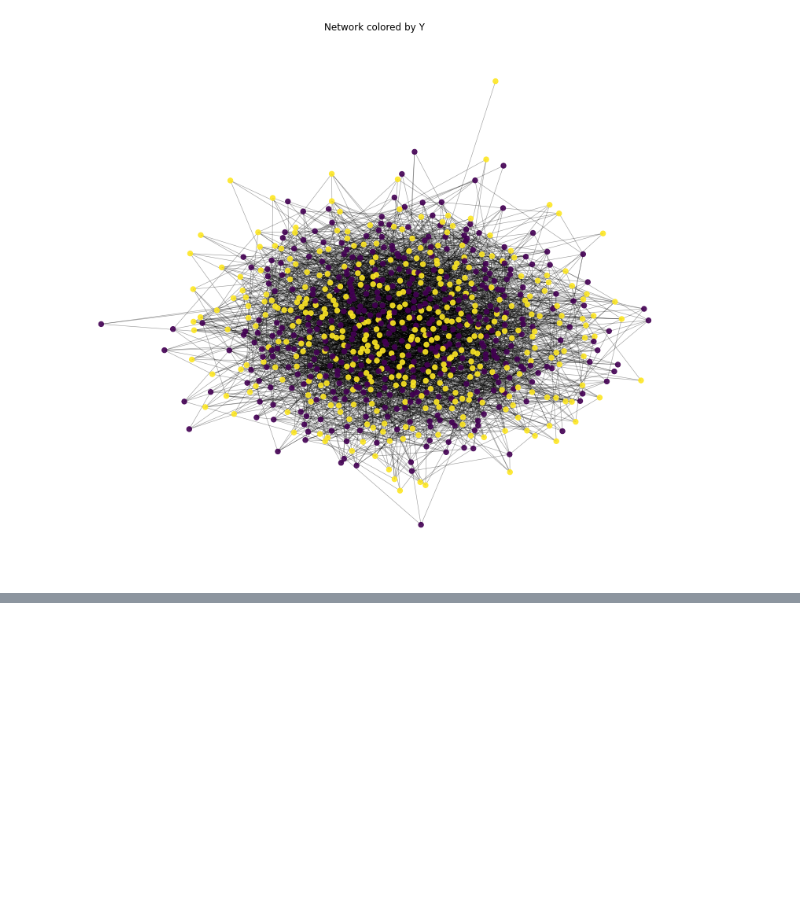
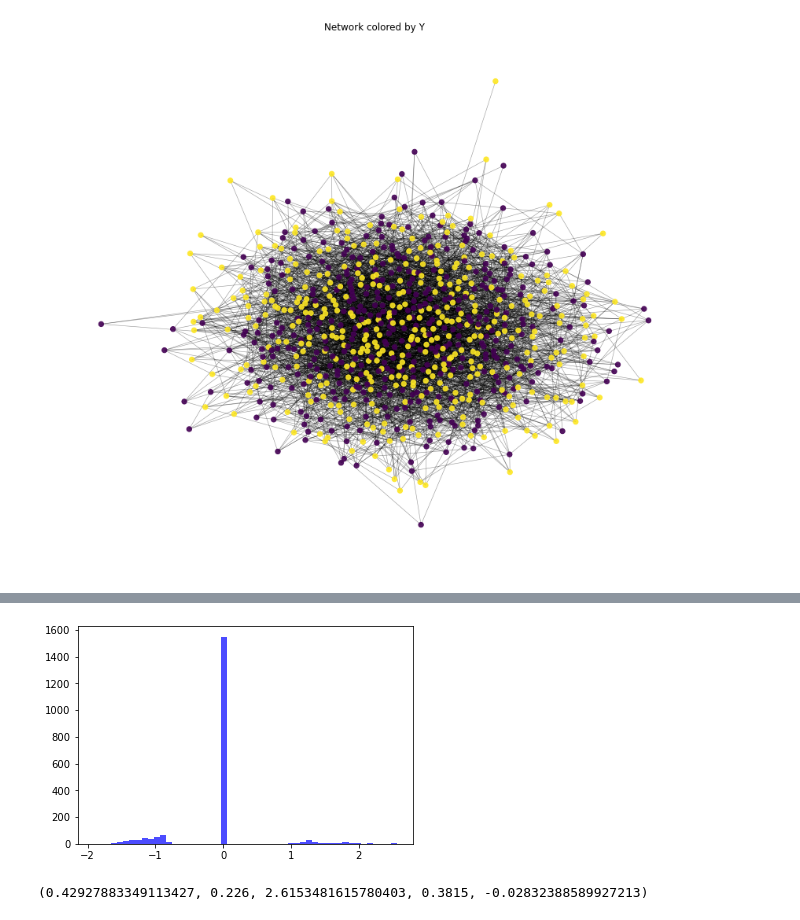
Before and after one commit to freshtaste/dr-chain-graph, a Jupyter notebook: old/test_dgp.ipynb, the cells around one changed output, grey strips where cells are left out. Cells and saved outputs as stored; diff of their text form; code cells hidden in the pictures; blank space fills up the shorter version.

```diff
--- a/test_dgp.ipynb
+++ b/old/test_dgp.ipynb
@@ -96,0 +453,8 @@ Y.mean()
+# %%
+_ = plt.hist(I[:,0] / pi_zero_vec[:, 0]*y_beta, bins=50, alpha=0.7, color='blue', label='y - beta_hat')
+# %% [output]
+[figure, added]
+# %%
+np.mean(beta_hat), np.mean(I), np.mean(1/pi_zero_vec), np.mean(Y), np.mean(I/ pi_zero_vec* (Y - beta_hat))
+# %% [output]
+(0.42927883349113427, 0.226, 2.6153481615780403, 0.3815, -0.02832388589927213)
```
Also changed, not shown: parts of 24 cells of this notebook, 14 other files.
